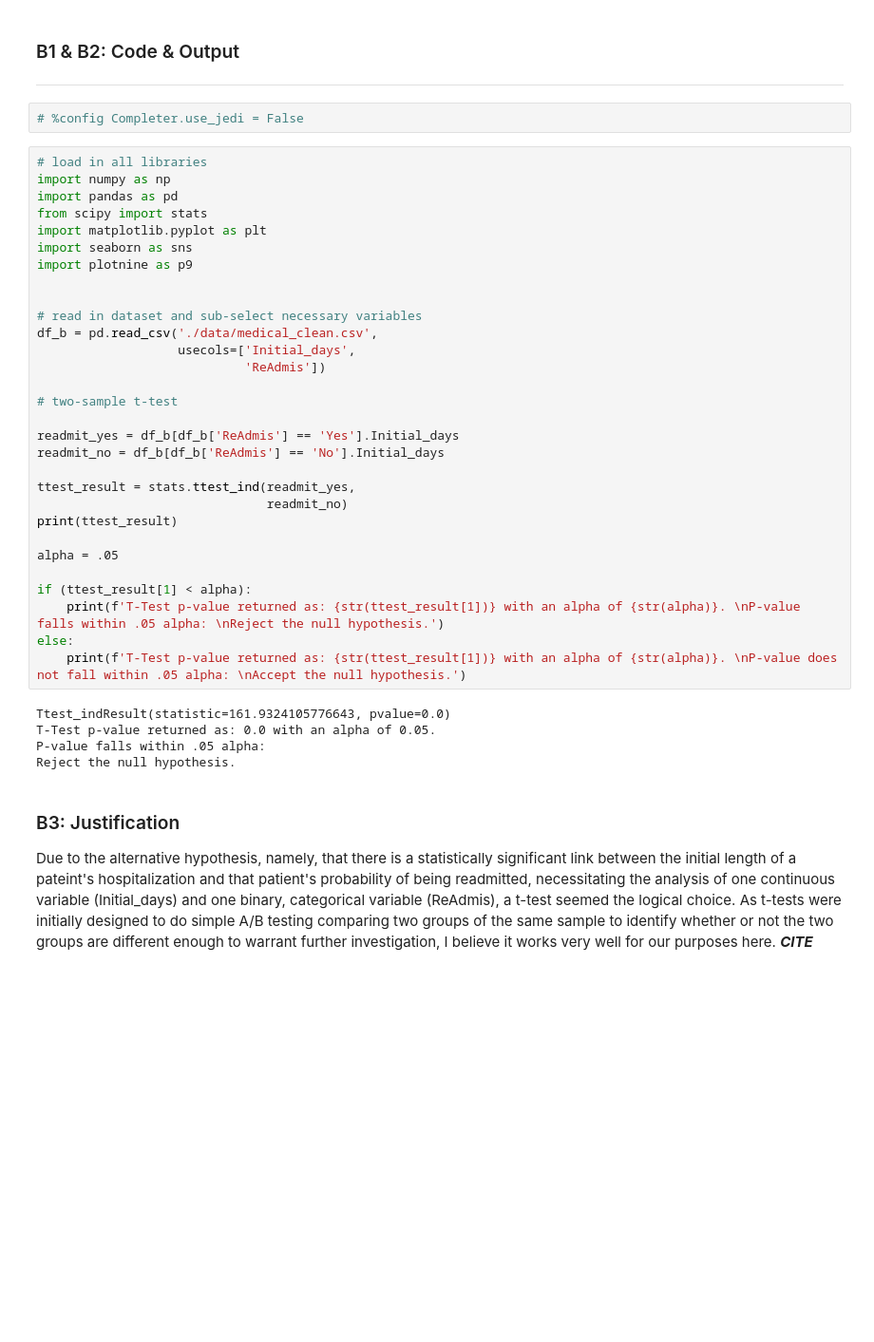
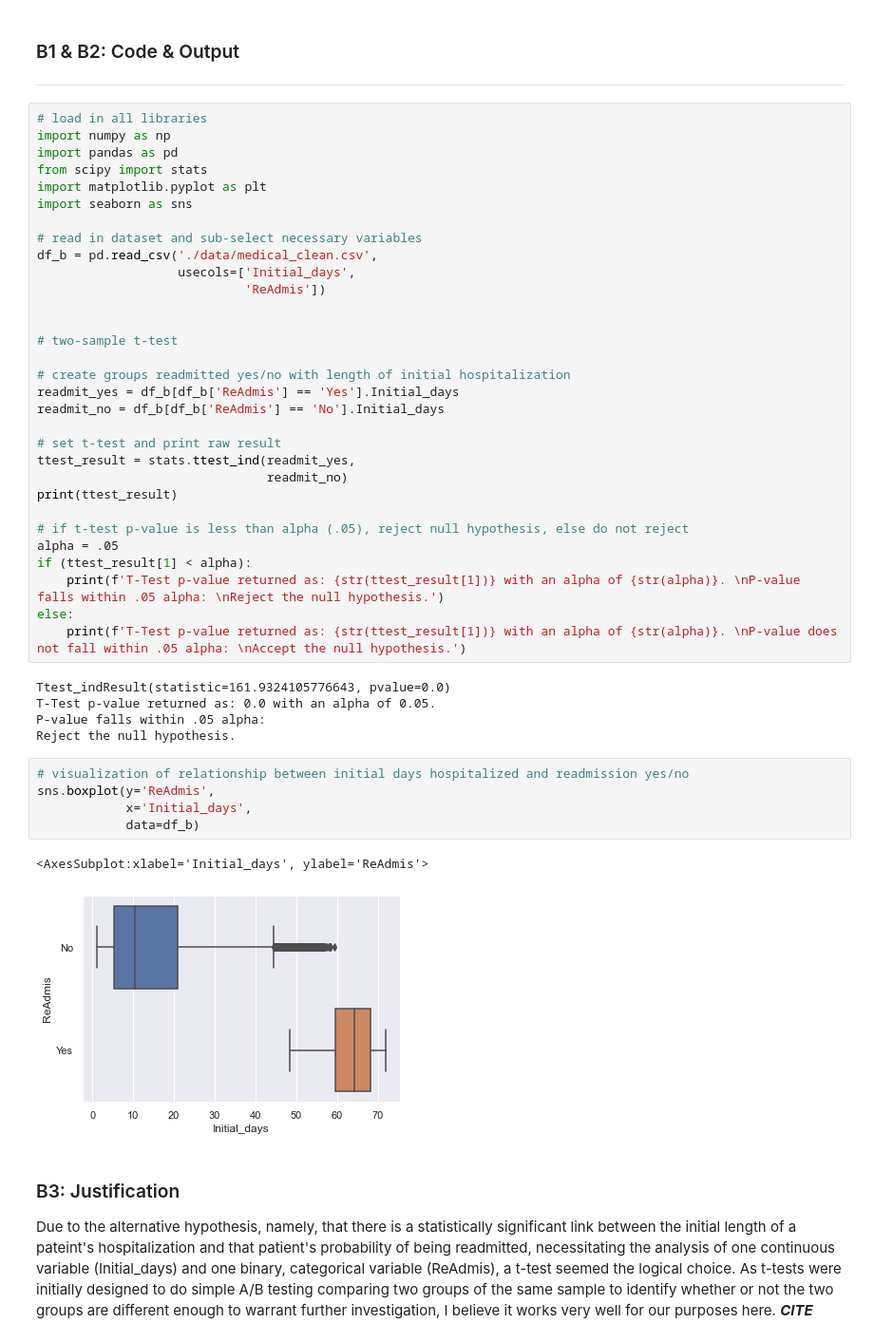
Before and after one commit to jtrawick/D207, a Jupyter notebook: D207_Task1.ipynb, the cells around one changed output. Shown at 95% size. Cells and saved outputs as stored; diff of their text form; blank space fills up the shorter version.

```diff
--- a/D207_Task1.ipynb
+++ b/D207_Task1.ipynb
@@ -20,8 +20,6 @@ The relevant data from the medical_clean.csv dataset required to interrogate the
 # %% [markdown]
 ### B1 & B2: Code & Output
 ___
-# %%
-# %config Completer.use_jedi = False
 # %%
 # load in all libraries
 import numpy as np
@@ -29,25 +27,26 @@ import pandas as pd
 from scipy import stats
 import matplotlib.pyplot as plt
 import seaborn as sns
-import plotnine as p9
-
 
 # read in dataset and sub-select necessary variables
 df_b = pd.read_csv('./data/medical_clean.csv',
                    usecols=['Initial_days',
                             'ReAdmis'])
 
+
 # two-sample t-test
 
+# create groups readmitted yes/no with length of initial hospitalization
 readmit_yes = df_b[df_b['ReAdmis'] == 'Yes'].Initial_days
 readmit_no = df_b[df_b['ReAdmis'] == 'No'].Initial_days
 
+# set t-test and print raw result
 ttest_result = stats.ttest_ind(readmit_yes,
                                readmit_no)
 print(ttest_result)
 
+# if t-test p-value is less than alpha (.05), reject null hypothesis, else do not reject
 alpha = .05
-
 if (ttest_result[1] < alpha):
     print(f'T-Test p-value returned as: {str(ttest_result[1])} with an alpha of {str(alpha)}. \nP-value falls within .05 alpha: \nReject the null hypothesis.')
 else:
@@ -57,6 +56,14 @@ Ttest_indResult(statistic=161.9324105776643, pvalue=0.0)
 T-Test p-value returned as: 0.0 with an alpha of 0.05.
 P-value falls within .05 alpha:
 Reject the null hypothesis.
+# %%
+# visualization of relationship between initial days hospitalized and readmission yes/no
+sns.boxplot(y='ReAdmis',
+            x='Initial_days',
+            data=df_b)
+# %% [output]
+<AxesSubplot:xlabel='Initial_days', ylabel='ReAdmis'>
+[figure, added]
 # %% [markdown]
 ### B3: Justification
 
```
Also changed, not shown: parts of 14 cells of this notebook.
